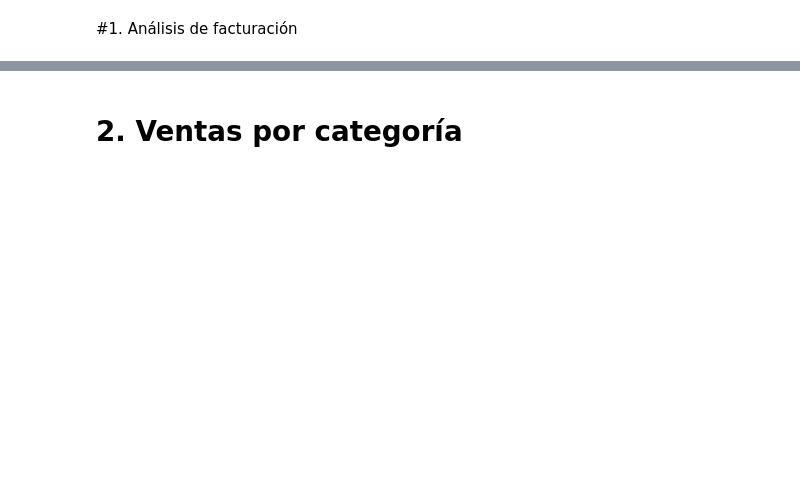
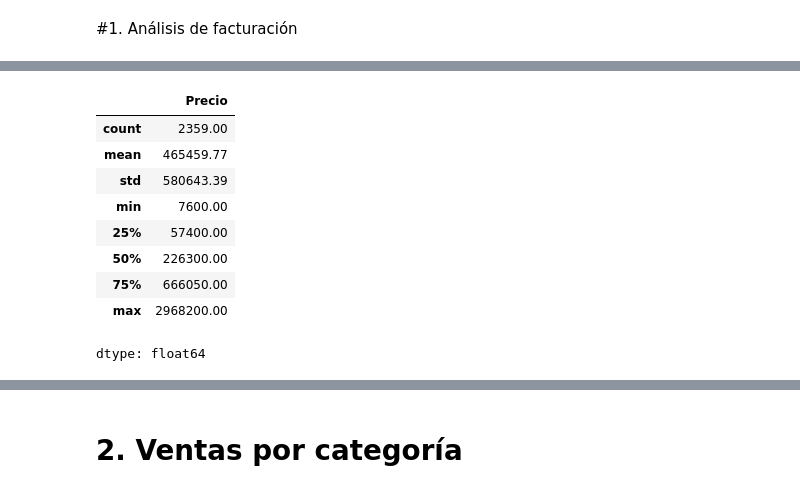
Before and after one commit to fmonteci/AluraStore, a Jupyter notebook: AluraStoreLatam.ipynb, the cells around one changed output, grey strips where cells are left out. Saved outputs shown, nothing was run; the diff lists cells and outputs as text; code cells hidden in the pictures; blank space fills up the shorter version.

```diff
--- a/AluraStoreLatam.ipynb
+++ b/AluraStoreLatam.ipynb
@@ -72,0 +56,14 @@ print(f" el max es {max(facturacion,facturacion2,facturacion3,facturacion4)}, ti
+# %%
+pd.set_option('display.float_format', '{:.2f}'.format)
+tienda3["Precio"].describe()
+# %% [output]
+|  | Precio |
+| count | 2359.00 |
+| mean | 465459.77 |
+| std | 580643.39 |
+| min | 7600.00 |
+| 25% | 57400.00 |
+| 50% | 226300.00 |
+| 75% | 666050.00 |
+| max | 2968200.00 |
+dtype: float64
```
Also changed, not shown: parts of 15 cells of this notebook.
